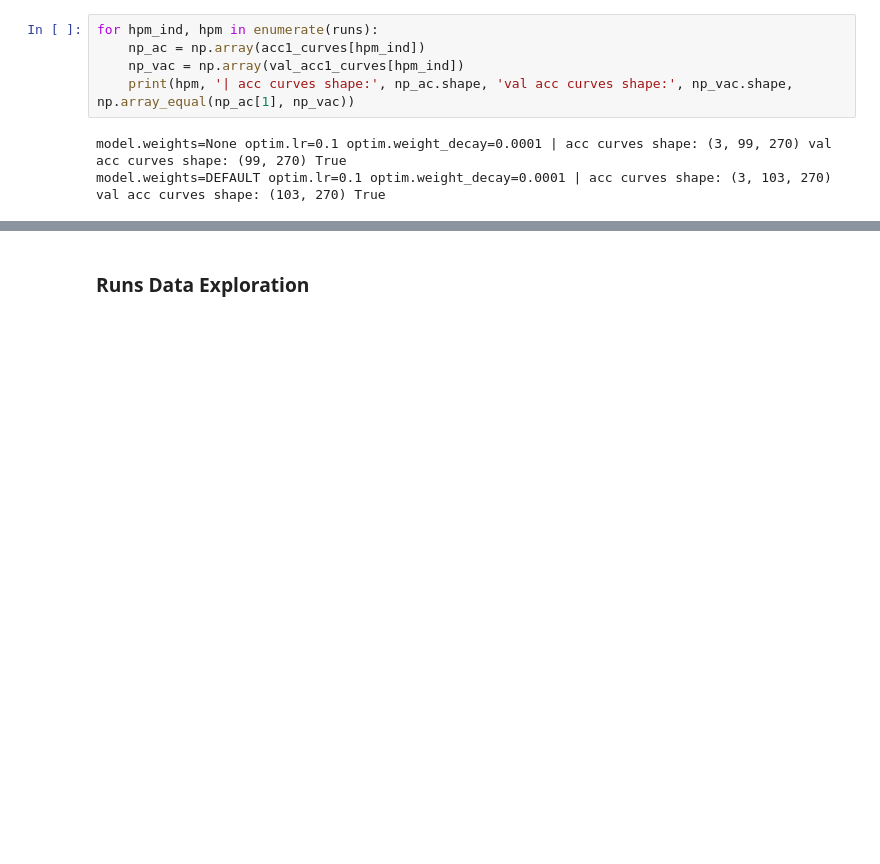
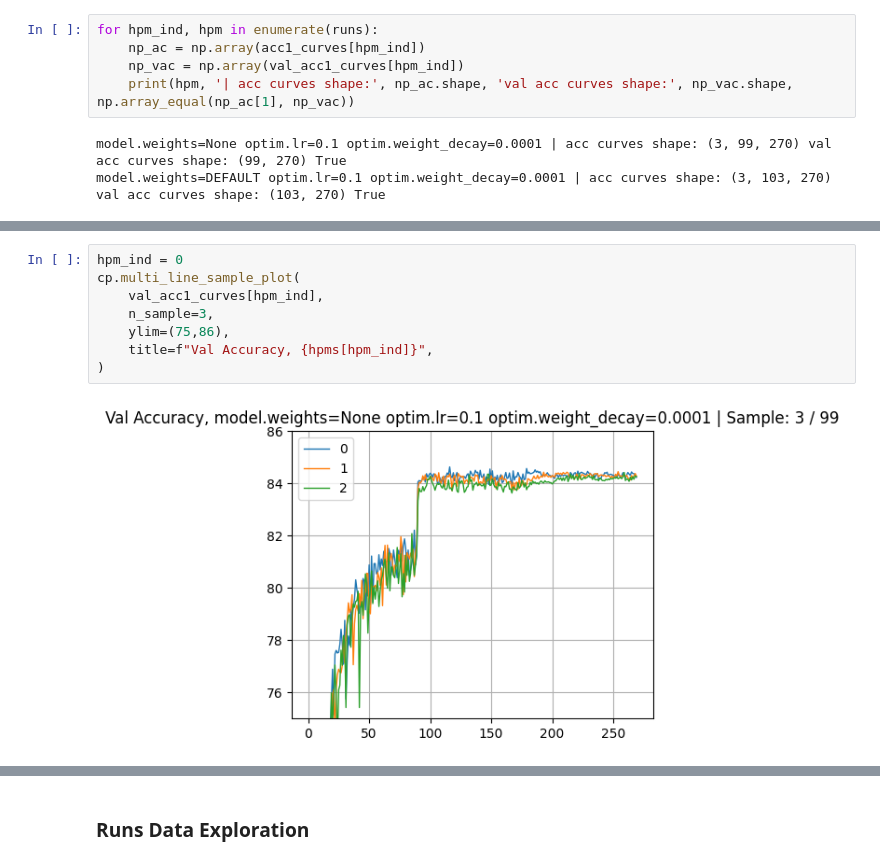
Before and after one commit to drothermel/dr_gen, a Jupyter notebook: notebooks/plot_util_examples.ipynb, the cells around one changed output, grey strips where cells are left out. Cells and saved outputs as stored; diff of their text form; blank space fills up the shorter version.

```diff
--- a/notebooks/plot_util_examples.ipynb
+++ b/notebooks/plot_util_examples.ipynb
@@ -143,0 +171,10 @@ model.weights=DEFAULT optim.lr=0.1 optim.weight_decay=0.0001 | acc curves shape:
+# %%
+hpm_ind = 0
+cp.multi_line_sample_plot(
+    val_acc1_curves[hpm_ind],
+    n_sample=3,
+    ylim=(75,86),
+    title=f"Val Accuracy, {hpms[hpm_ind]}",
+)
+# %% [output]
+[figure, added]
```
Also changed, not shown: parts of 7 cells of this notebook, 2 other files.
